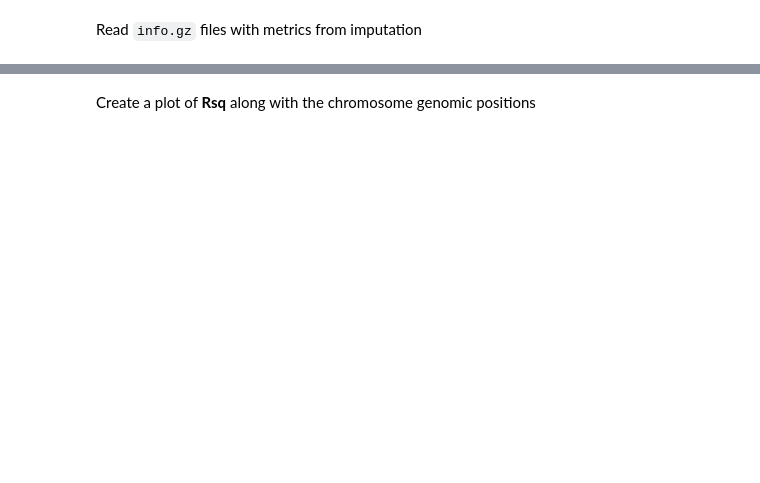
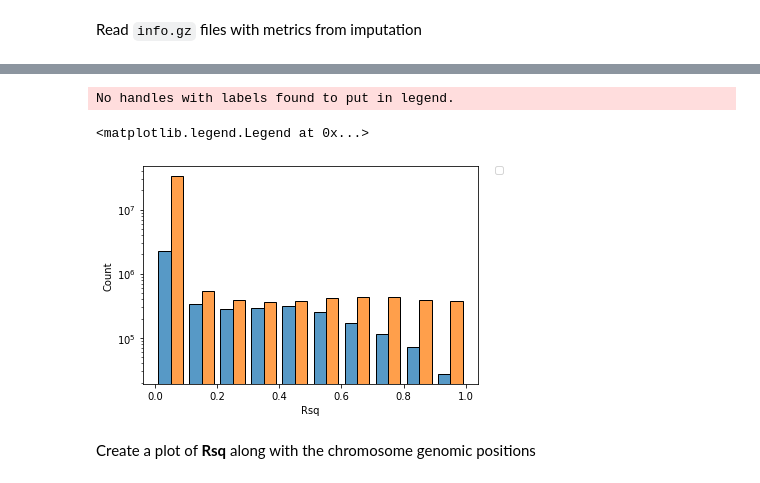
Before and after one commit to rodrigoguarischi/sea, a Jupyter notebook: imputed_data_qc.ipynb, the cells around one changed output, grey strips where cells are left out. Drawn from its saved outputs; the diff is of its cells as text; code cells hidden in the pictures; blank space fills up the shorter version.

```diff
--- a/imputed_data_qc.ipynb
+++ b/imputed_data_qc.ipynb
@@ -43,0 +391,21 @@ chr21_genotyped[0:5]
+# %%
+g = sns.histplot(
+    x = "Rsq",
+    binwidth=0.1,
+    binrange=(0,1),
+    data = imputation_info,
+#     data = imputation_info.sample(1000),
+    hue = "Reference_Panel",
+    hue_order=['michigan_hrc','topmed'],
+    multiple='dodge',
+    shrink=0.8
+    )
+
+g.set_yscale("log")
+
+# # Put the legend out of the figure
+# plt.legend(bbox_to_anchor=(1.05, 1), loc=2, borderaxespad=0.)
+# %% [output]
+No handles with labels found to put in legend.
+<matplotlib.legend.Legend at 0x...>
+[figure, added]
```
Also changed, not shown: parts of 35 cells of this notebook.
